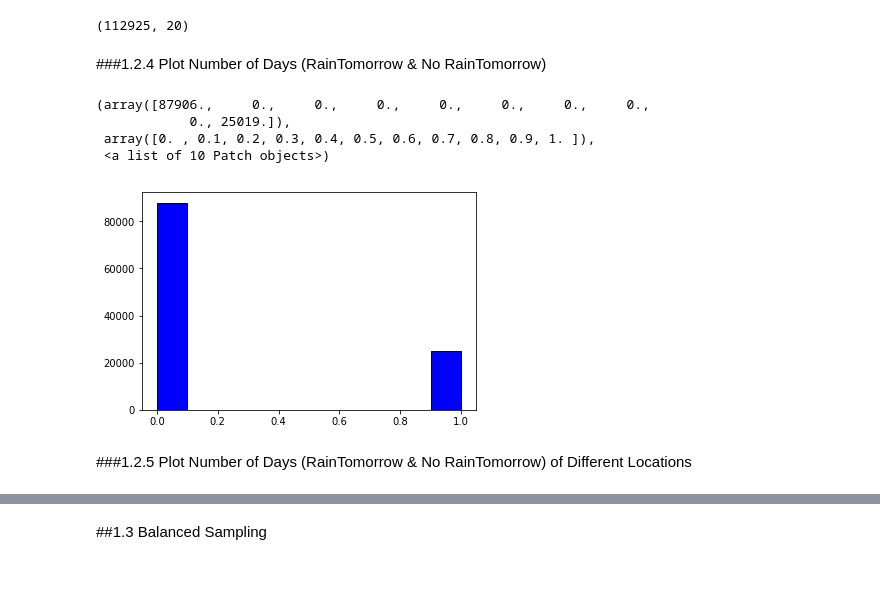
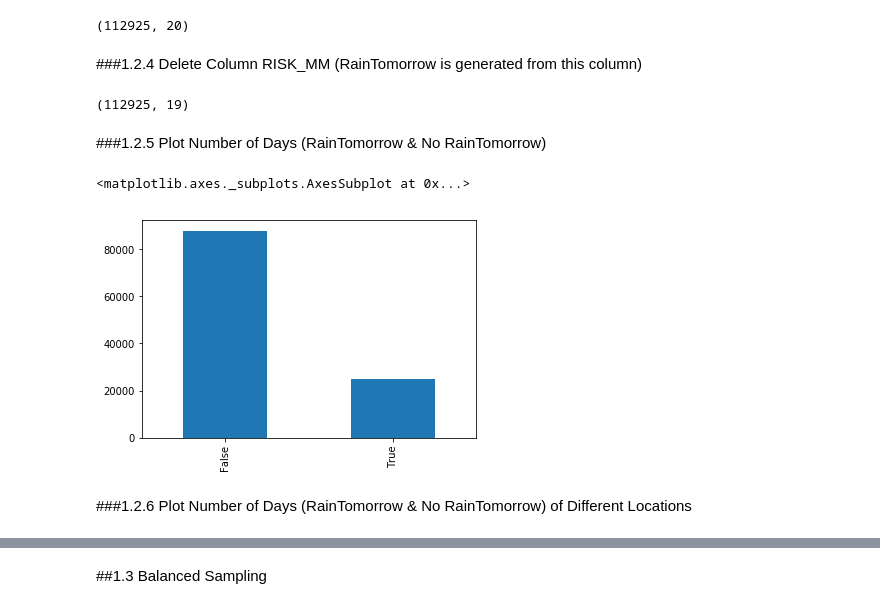
Before and after one commit to YKBKyle/RainPrediction, a Jupyter notebook: LiyanWen_HanXIao_YifangFan_PeilinPan_FinalProject.ipynb, the cells around one changed output, grey strips where cells are left out. Drawn from its saved outputs; the diff is of its cells as text; code cells hidden in the pictures; blank space fills up the shorter version.

```diff
--- a/LiyanWen_HanXIao_YifangFan_PeilinPan_FinalProject.ipynb
+++ b/LiyanWen_HanXIao_YifangFan_PeilinPan_FinalProject.ipynb
@@ -87,18 +82,19 @@ df = df.dropna(axis=0, how='any')
 df.shape
 # %% [output]
 (112925, 20)
+# %% [markdown]
+###1.2.4 Delete Column RISK_MM (RainTomorrow is generated from this column)
+# %%
+df.drop('RISK_MM',axis=1,inplace=True)
+df.shape
+# %% [output]
+(112925, 19)
 # %% [markdown]
-###1.2.4 Plot Number of Days (RainTomorrow & No RainTomorrow)
+###1.2.5 Plot Number of Days (RainTomorrow & No RainTomorrow)
-# %%
-import matplotlib.pyplot as plt
-import numpy as np
-
-plt.hist(df['RainTomorrow'], facecolor='blue', edgecolor='black')
-# %% [output]
-(array([87906.,     0.,     0.,     0.,     0.,     0.,     0.,     0.,
-            0., 25019.]),
- array([0. , 0.1, 0.2, 0.3, 0.4, 0.5, 0.6, 0.7, 0.8, 0.9, 1. ]),
- <a list of 10 Patch objects>)
-[figure, removed]
+# %%
+df.RainTomorrow.value_counts().plot(kind='bar')
+# %% [output]
+<matplotlib.axes._subplots.AxesSubplot at 0x...>
+[figure, added]
 # %% [markdown]
-###1.2.5 Plot Number of Days (RainTomorrow & No RainTomorrow) of Different Locations
+###1.2.6 Plot Number of Days (RainTomorrow & No RainTomorrow) of Different Locations
```
Also changed, not shown: parts of 31 cells of this notebook.
